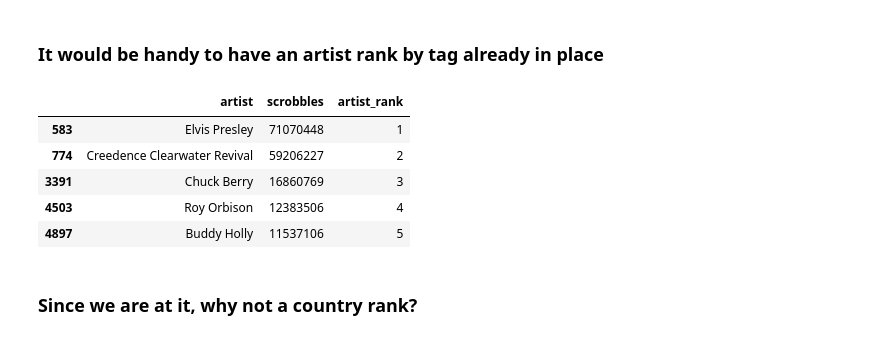
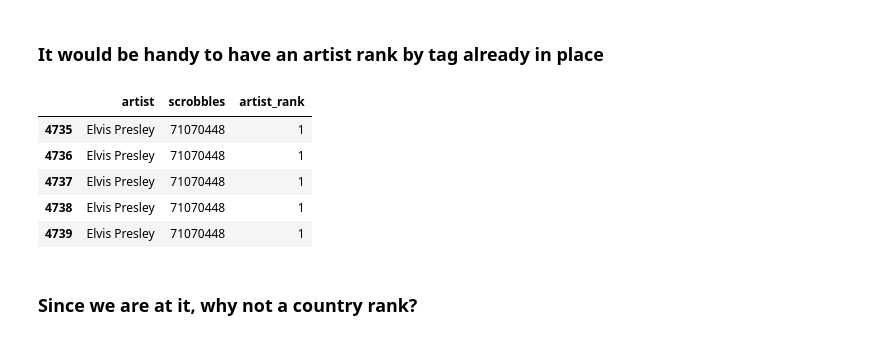
Before and after one commit to tharikhajar/lastfm_popularity, a Jupyter notebook: Pandas_ETL.ipynb, the cells around one changed output. Drawn from its saved outputs; the diff is of its cells as text; code cells hidden in the pictures.

```diff
--- a/Pandas_ETL.ipynb
+++ b/Pandas_ETL.ipynb
@@ -397,5 +417,0 @@ df = df.loc[genre_filter, df.columns]
-# %%
-df_mood.drop(columns='scrobbles', inplace=True)
-df = df.merge(df_mood, on=['artist'], how='left')
-df.rename(columns=dict(tags_x='genres', tags_y='moods'), inplace=True)
-df.head(10)
@@ -476,5 +417,0 @@ df_mood_rank.drop(columns=['mood_rank', 'scrobbles'], inplace=True)
-# %%
-df = df.merge(df_mood_rank, on='genres', how='left', suffixes=('_x', ''))
-df.drop(columns=['moods_x', 'color_x', 'tag_category'], inplace=True)
-df.drop_duplicates(inplace=True)
-df.head()
@@ -487,0 +421,9 @@ df.head()
+# %%
+
+genre_filter = df['tag_category'] == 'genre'
+df = df.loc[genre_filter, df.columns]
+
+df.rename(columns=dict(tags='genre'), inplace=True)
+df.drop(columns='tag_category', inplace=True)
+df = df.merge(df_mood[['genre', 'color', 'mood']], on='genre', how='left')
+df.head(10)
@@ -517,7 +470,7 @@ We have increased the number of rows in our dataframe two times:
 We will start by creating a row count for each <b>artist</b> and each combination of <b>artist-tag</b> and <b>artist-country</b>
 # %%
 df['artist_unique'] =  df.groupby(['artist']).cumcount() + 1
-df['genre_artist_unique'] = df.groupby(['artist', 'genres']).cumcount() + 1
+df['genre_artist_unique'] = df.groupby(['artist', 'genre']).cumcount() + 1
 df['country_artist_unique'] = df.groupby(['artist', 'country']).cumcount() + 1
 df.head()
 # %% [output]
@@ -546,18 +499,18 @@ df.head()
 # %% [markdown]
 ### It would be handy to have an artist rank by tag already in place
 # %%
-df.sort_values(by=['genres', 'scrobbles'], ascending=False, inplace=True)
-df['artist_rank'] = df.groupby(by=['genres'])['scrobbles'].rank(method='dense', ascending=False).astype(int)
+df.sort_values(by=['genre', 'scrobbles'], ascending=False, inplace=True)
+df['artist_rank'] = df.groupby(by=['genre'])['scrobbles'].rank(method='dense', ascending=False).astype(int)
 
 # Top 5 artists in rock'n'roll
-df[df['genres'] == "rock'n'roll"][['artist', 'scrobbles', 'artist_rank']][:5]
+df[df['genre'] == "Rock'N'Roll"][['artist', 'scrobbles', 'artist_rank']][:5]
 # %% [output]
 |  | artist | scrobbles | artist_rank |
-| 583 | Elvis Presley | 71070448 | 1 |
-| 774 | Creedence Clearwater Revival | 59206227 | 2 |
-| 3391 | Chuck Berry | 16860769 | 3 |
-| 4503 | Roy Orbison | 12383506 | 4 |
-| 4897 | Buddy Holly | 11537106 | 5 |
+| 4735 | Elvis Presley | 71070448 | 1 |
+| 4736 | Elvis Presley | 71070448 | 1 |
+| 4737 | Elvis Presley | 71070448 | 1 |
+| 4738 | Elvis Presley | 71070448 | 1 |
+| 4739 | Elvis Presley | 71070448 | 1 |
 # %% [markdown]
 ### Since we are at it, why not a country rank?
 # %%
```
Also changed, not shown: parts of 41 cells of this notebook, 9 other files.
